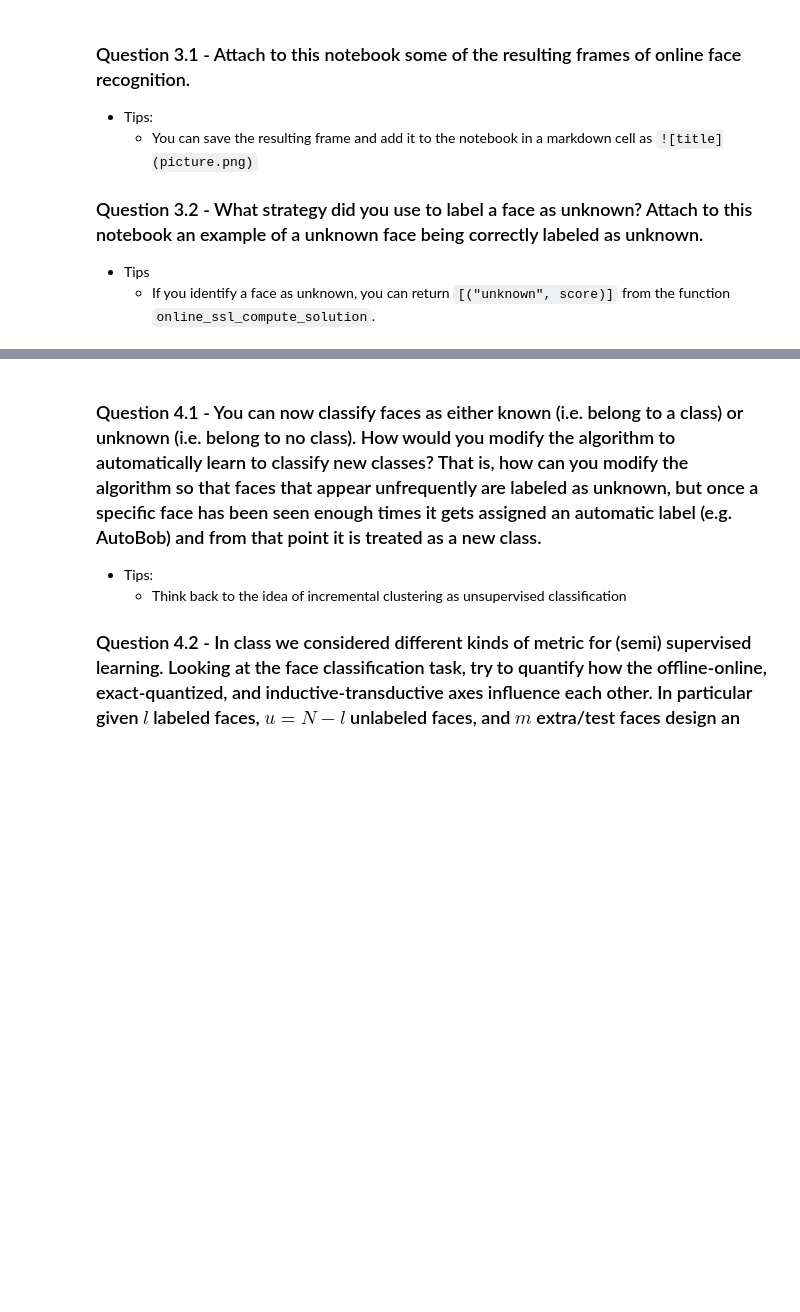
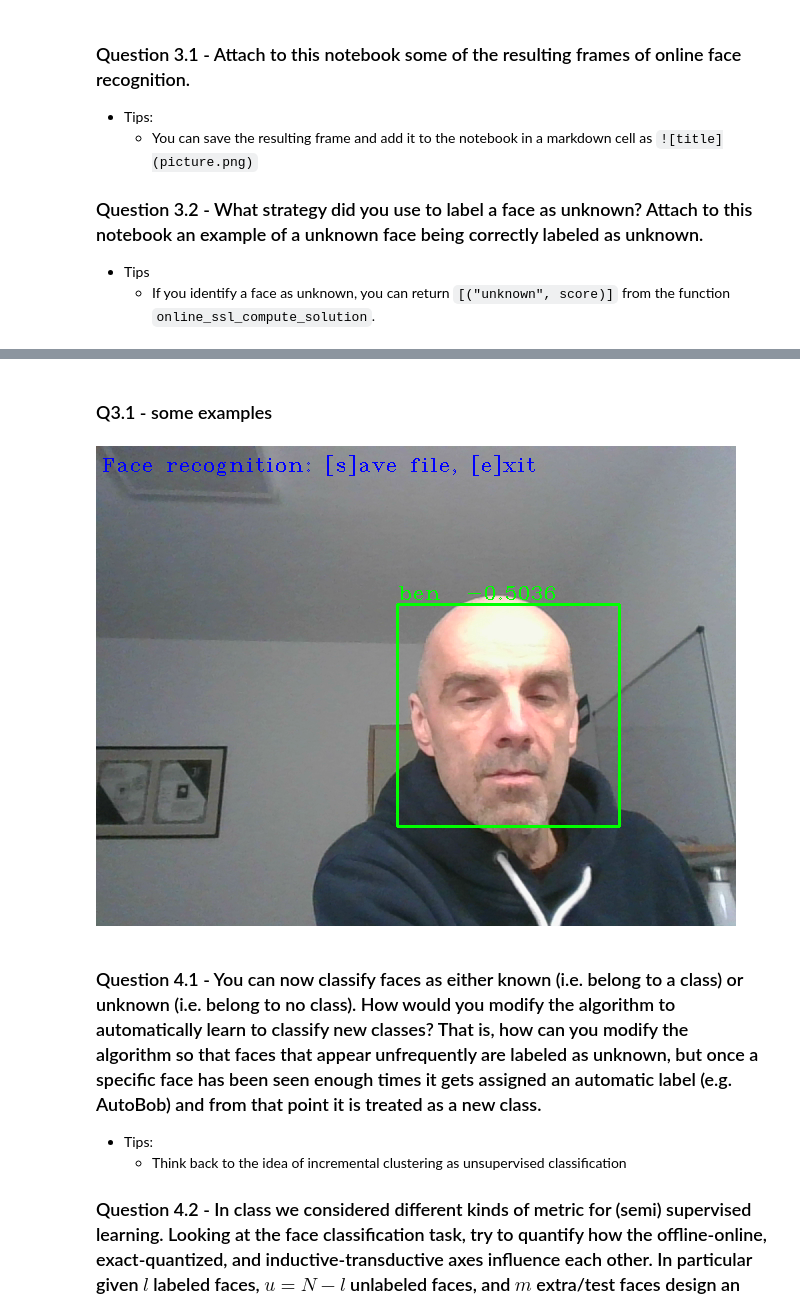
Before and after one commit to BenjaminDeporte/TP2_Graphs_SSL_2025_02_25, a Jupyter notebook: Deporte_Benjamin_SSL.ipynb, the cells around one changed output, grey strips where cells are left out. Drawn from its saved outputs; the diff is of its cells as text; code cells hidden in the pictures; blank space fills up the shorter version.

```diff
--- a/Deporte_Benjamin_SSL.ipynb
+++ b/Deporte_Benjamin_SSL.ipynb
@@ -1008,3 +915,11 @@ online_face_recognition(['ben'], IncrementalKCenters, n_pictures=15)
+# %% [markdown]
+### Q3.1 - some examples
+# %%
+from IPython.display import Image
+
+Image(filename='results/results_01.png')
+# %% [output]
+[figure, added]
 # %% [markdown]
 ### Question 4.1 - You can now classify faces as either known (i.e. belong to a class) or unknown (i.e. belong to no class). How would you modify the algorithm to automatically learn to classify new classes? That is, how can you modify the algorithm so that faces that appear unfrequently are labeled as unknown, but once a specific face has been seen enough times it gets assigned an automatic label (e.g. AutoBob) and from that point it is treated as a new class.
 
```
Also changed, not shown: parts of 13 cells of this notebook, 2 other files.
